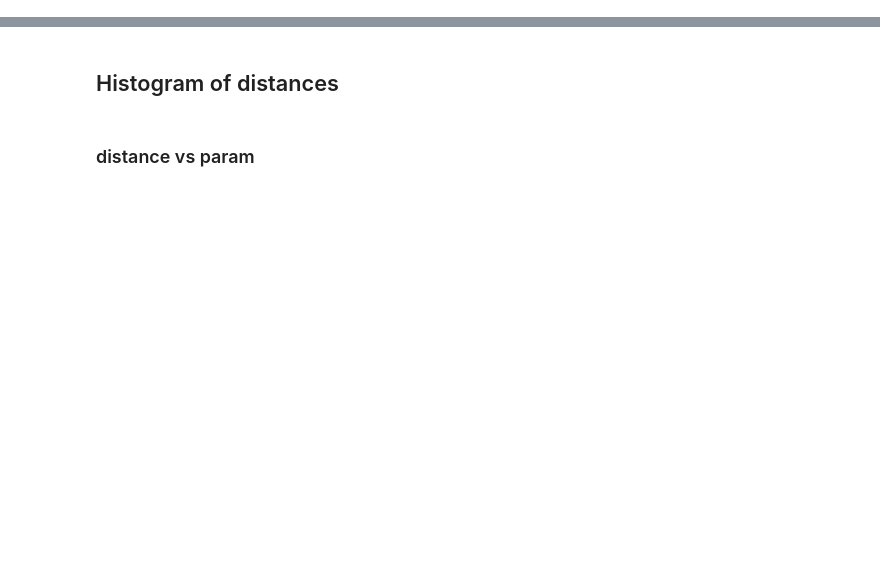
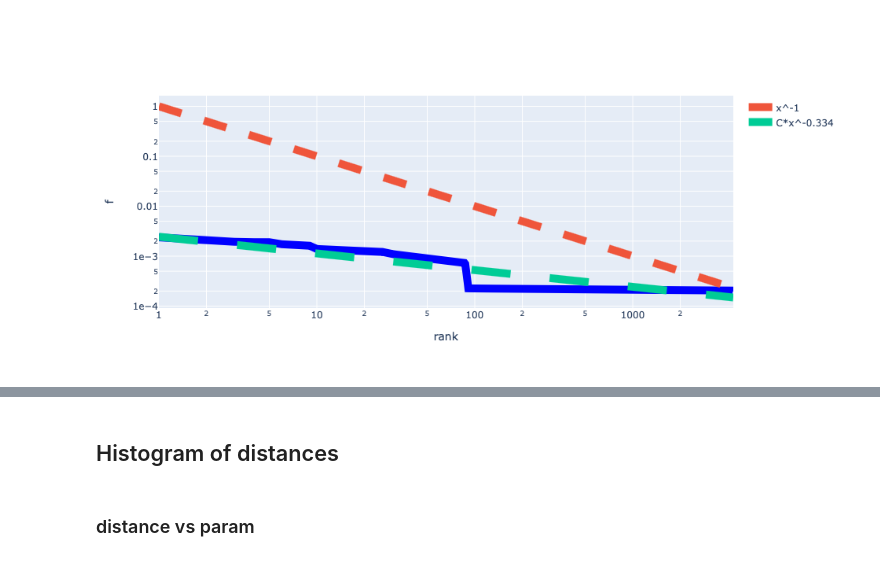
Before and after one commit to fvalle1/latentrees, a Jupyter notebook: sampletree.ipynb, the cells around one changed output, grey strips where cells are left out. Saved outputs shown, nothing was run; the diff lists cells and outputs as text; code cells hidden in the pictures; blank space fills up the shorter version.

```diff
--- a/sampletree.ipynb
+++ b/sampletree.ipynb
@@ -49,20 +68,24 @@ cnts.min()
 # %%
-layer_of_interest = layers[-1]
+layer_of_interest = runtime[moi_index].layers[-1]
 cnts = layer_of_interest.sorted_nodes
 cnts = np.abs(cnts)
+cnts = cnts[cnts<1e15]
 cnts = cnts/cnts.sum()
-cnts = cnts[cnts>0]
 
 x = np.linspace(1, len(cnts), len(cnts))
 
-plt.plot(x, np.sort(cnts)[::-1], marker="o", ms=20, c="blue", lw=10, label="x^-1")
+fig = go.Figure()
 
-plt.plot(x, 1/x, lw=10, ls="--")
+fig.add_trace(go.Scatter(x=x, y=np.sort(cnts)[::-1], marker=dict(symbol="0", size=20, color="blue"), line_width=10, name="", showlegend=False))
+fig.add_trace(go.Scatter(x=x, y=1/x, line_width=10, line_dash="dash",name="x^-1"))
 
-popt, pcov = curve_fit(lambda x, C, gamma: C * np.power(x, - gamma), x[10:2000], cnts[10:2000])
-plt.plot(x, popt[0]*np.power(x,-popt[1]), lw=10, ls="--", label=f"C*x^-{round(popt[1],3)}")
+fit_func = lambda x, C, gamma: C * np.power(x, - gamma)
 
-plt.xscale("log")
-plt.yscale("log")
-#plt.ylim(1e-8,1)
-plt.legend()
+popt, pcov = curve_fit(fit_func, x[:5000], cnts[:5000])
+fig.add_trace(go.Scatter(x=x, y=fit_func(x, *popt), line_width=10, line_dash="longdash", name=f"C*x^-{round(popt[1],3)}"))
+
+fig.update_xaxes(type="log", title="rank")
+fig.update_yaxes(type="log", exponentformat="e", title="f")
+#plt.ylim(1e-20,1)
+# %% [output]
+[figure, added]
```
Also changed, not shown: parts of 14 cells of this notebook, 10 other files.
